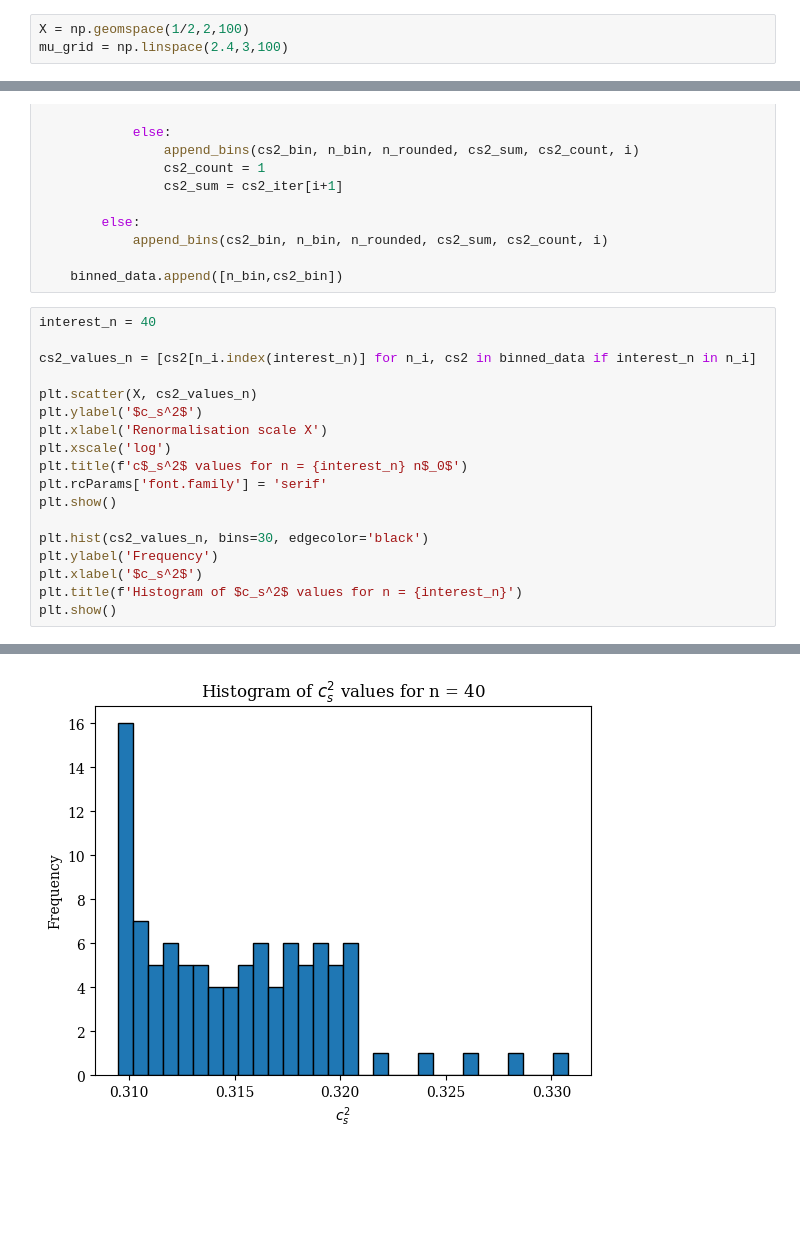
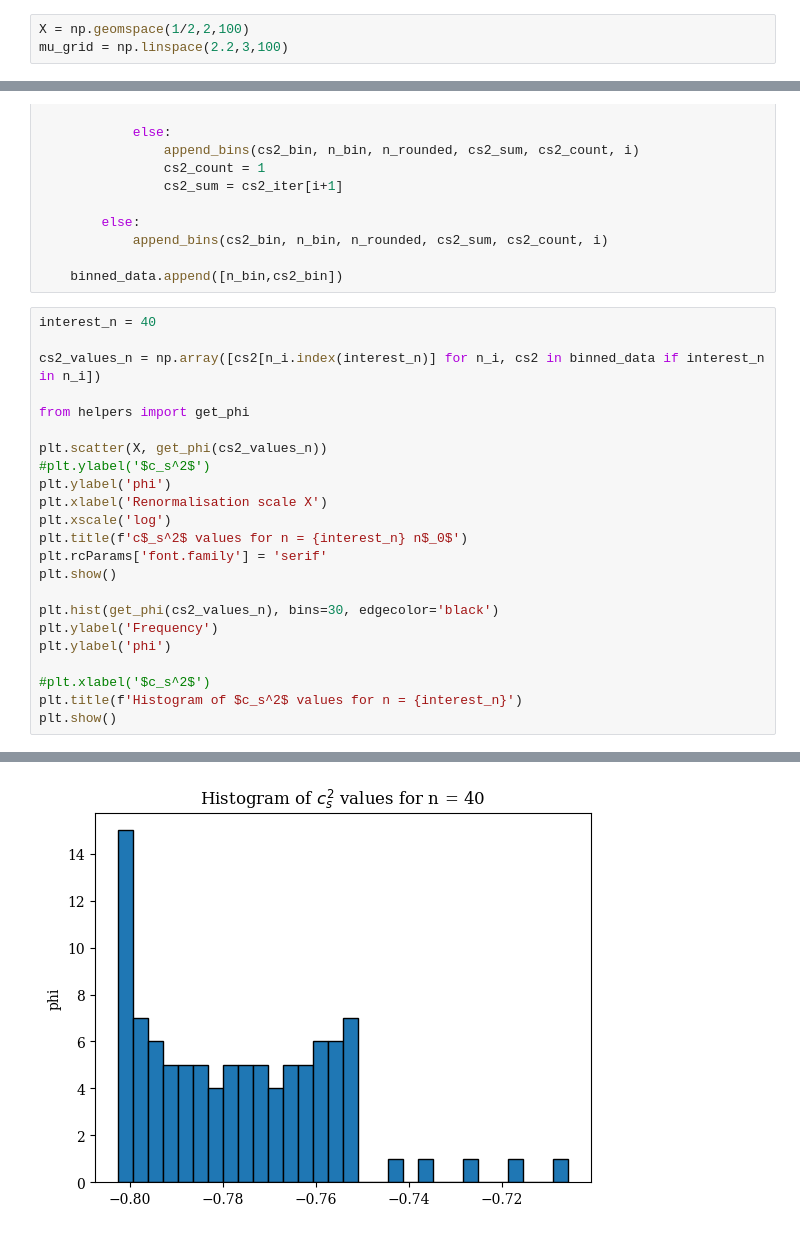
Before and after one commit to codinginrevolt/master_thesis, a Jupyter notebook: pqcd.ipynb, the cells around one changed output, grey strips where cells are left out. Saved outputs shown, nothing was run; the diff lists cells and outputs as text; blank space fills up the shorter version.

```diff
--- a/pqcd.ipynb
+++ b/pqcd.ipynb
@@ -6,7 +6,7 @@ from pqcd.pQCD import pQCD
 # initialisation
 # %%
 X = np.geomspace(1/2,2,100)
-mu_grid = np.linspace(2.4,3,100)
+mu_grid = np.linspace(2.2,3,100)
 # %%
 from multiprocessing import Pool
 import os
@@ -169,19 +169,24 @@ for k in range(len(X)):
 # %%
 interest_n = 40
 
-cs2_values_n = [cs2[n_i.index(interest_n)] for n_i, cs2 in binned_data if interest_n in n_i]
+cs2_values_n = np.array([cs2[n_i.index(interest_n)] for n_i, cs2 in binned_data if interest_n in n_i])
 
-plt.scatter(X, cs2_values_n)
-plt.ylabel('$c_s^2$')
+from helpers import get_phi
+
+plt.scatter(X, get_phi(cs2_values_n))
+#plt.ylabel('$c_s^2$')
+plt.ylabel('phi')
 plt.xlabel('Renormalisation scale X')
 plt.xscale('log')
 plt.title(f'c$_s^2$ values for n = {interest_n} n$_0$')
 plt.rcParams['font.family'] = 'serif'
 plt.show()
 
-plt.hist(cs2_values_n, bins=30, edgecolor='black')
+plt.hist(get_phi(cs2_values_n), bins=30, edgecolor='black')
 plt.ylabel('Frequency')
-plt.xlabel('$c_s^2$')
+plt.ylabel('phi')
+
+#plt.xlabel('$c_s^2$')
 plt.title(f'Histogram of $c_s^2$ values for n = {interest_n}')
 plt.show()
 # %% [output]
@@ -189,4 +194,4 @@ plt.show()
-[figure, old version]
+[figure, new version]
 # %%
 for idx, (n_i, cs2_i) in enumerate(binned_data):
     if idx == 0:
```
Also changed, not shown: parts of 12 cells of this notebook, 3 other files.
